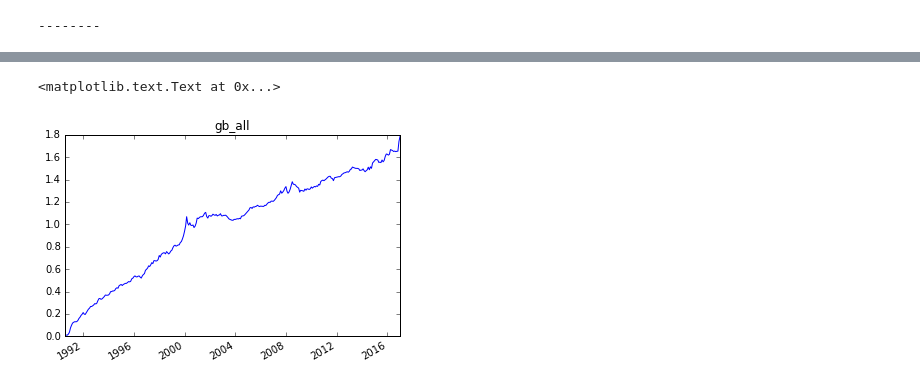
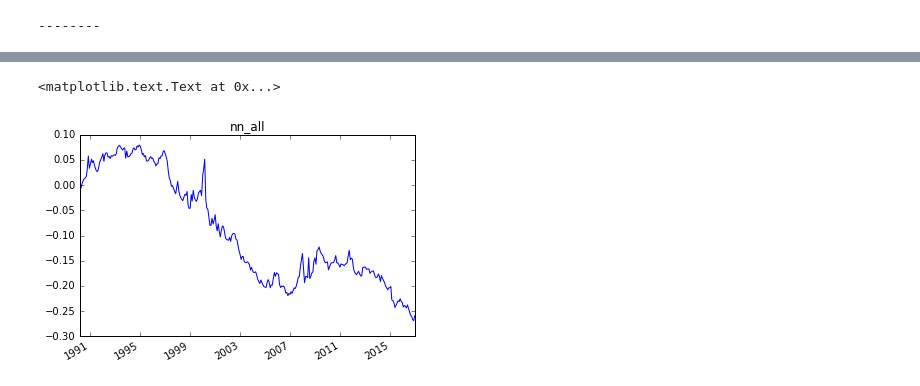
Before and after one commit to Raghuramkowdeed/afp, a Jupyter notebook: notebooks/ml_horse_race.ipynb, the cells around one changed output, grey strips where cells are left out. Saved outputs shown, nothing was run; the diff lists cells and outputs as text; code cells hidden in the pictures.

```diff
--- a/notebooks/ml_horse_race.ipynb
+++ b/notebooks/ml_horse_race.ipynb
@@ -22,7 +22,7 @@ Populating the interactive namespace from numpy and matplotlib
 sig_type = 'rank'
 #rank
 #norm
-size_tag = '500_3000'
+size_tag = '0_500'
 #0_3000
 #0_500
 #500_3000
@@ -144,5 +144,5 @@ sharpe ratio = 1.32355625364
 # %%
-look_back = 6
+look_back = 1
 sample_decay = 0.5
 # %%
 model_name = 'huber_regression'
@@ -242,21 +220,19 @@ sharpe ratio = 1.55783865349
 # %%
-model_name = 'glmnet'
+model_name = 'neural_net'
 train_model_arg = None
-pred_model_arg ={'lamb':10}
 
-signs_dict = get_signal_signs_2()
+signs_dict = get_signal_signs()
 
 signs_vec = []
 
 for i in   sig_df.columns :
     signs_vec.append(signs_dict[i])
 
-all_gb_sig_sr, all_gb_model_vec = run_model( sig_df, ret_sr, model_name, train_model_arg=train_model_arg,
-                          pred_model_arg =pred_model_arg,look_back=look_back, sample_decay = sample_decay, signs_vec=signs_vec)
-
-all_gb_pnl_sr = pm.run_signal(all_gb_sig_sr, neu_sig=True)
-all_gb_pnl_sr.cumsum().plot()
-all_gb_shrp = all_gb_pnl_sr.mean()*sqrt(12)/all_gb_pnl_sr.std()
-print( 'sharpe ratio = ' + str(all_gb_shrp) )
-pylab.title('gb_all')
+all_nn_sig_sr, all_nn_model_vec = run_model( sig_df, ret_sr, model_name, train_model_arg=train_model_arg,
+                          pred_model_arg ={},look_back=look_back, sample_decay = sample_decay, signs_vec=signs_vec)
+all_nn_pnl_sr = pm.run_signal(all_nn_sig_sr, neu_sig=True)
+all_nn_pnl_sr.cumsum().plot()
+all_nn_shrp = all_nn_pnl_sr.mean()*sqrt(12)/all_nn_pnl_sr.std()
+print( 'sharpe ratio = ' + str(all_nn_shrp) )
+pylab.title('nn_all')
 # %% [output]
@@ -280,5 +242,5 @@ sharpe ratio = 1.29926429199
 <matplotlib.text.Text at 0x...>
-[figure, old version]
+[figure, new version]
 # %%
 all_pnl_df = pd.DataFrame()
 
```
Also changed, not shown: parts of 8 cells of this notebook, 6 other files.
